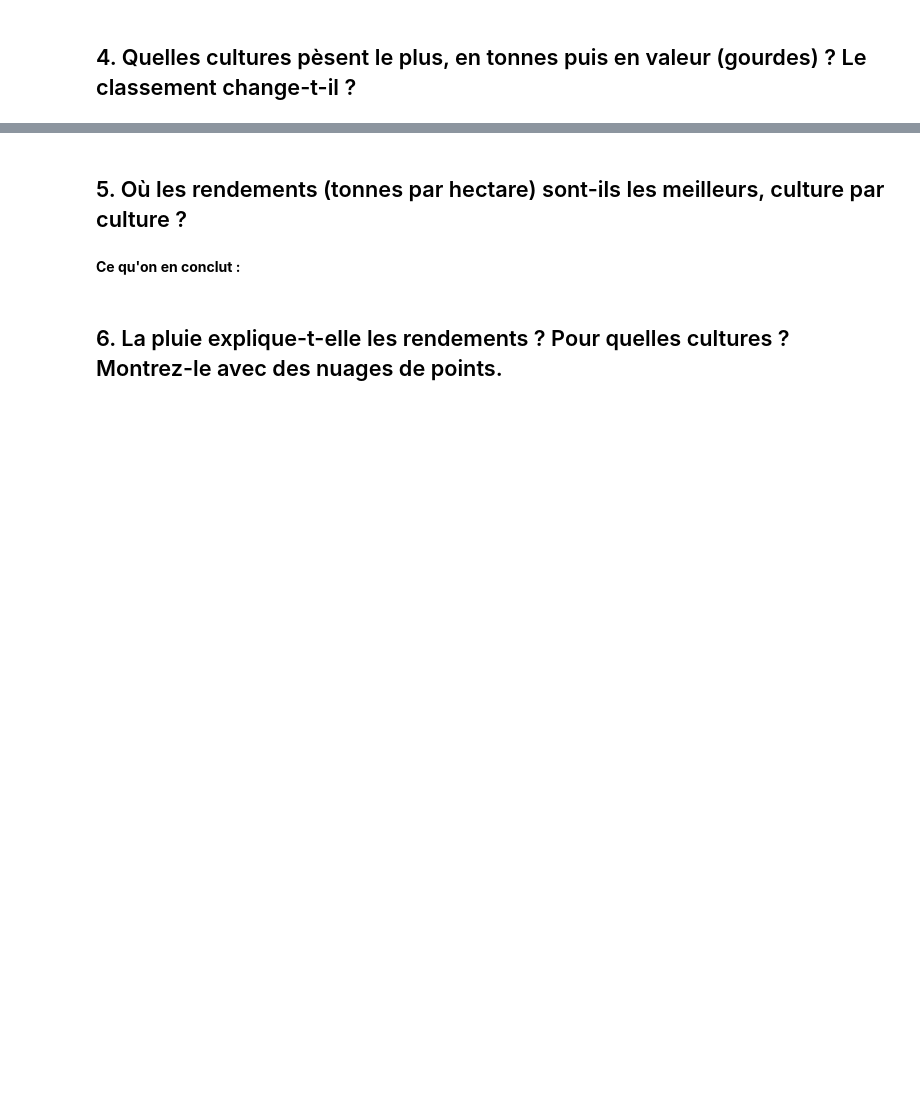
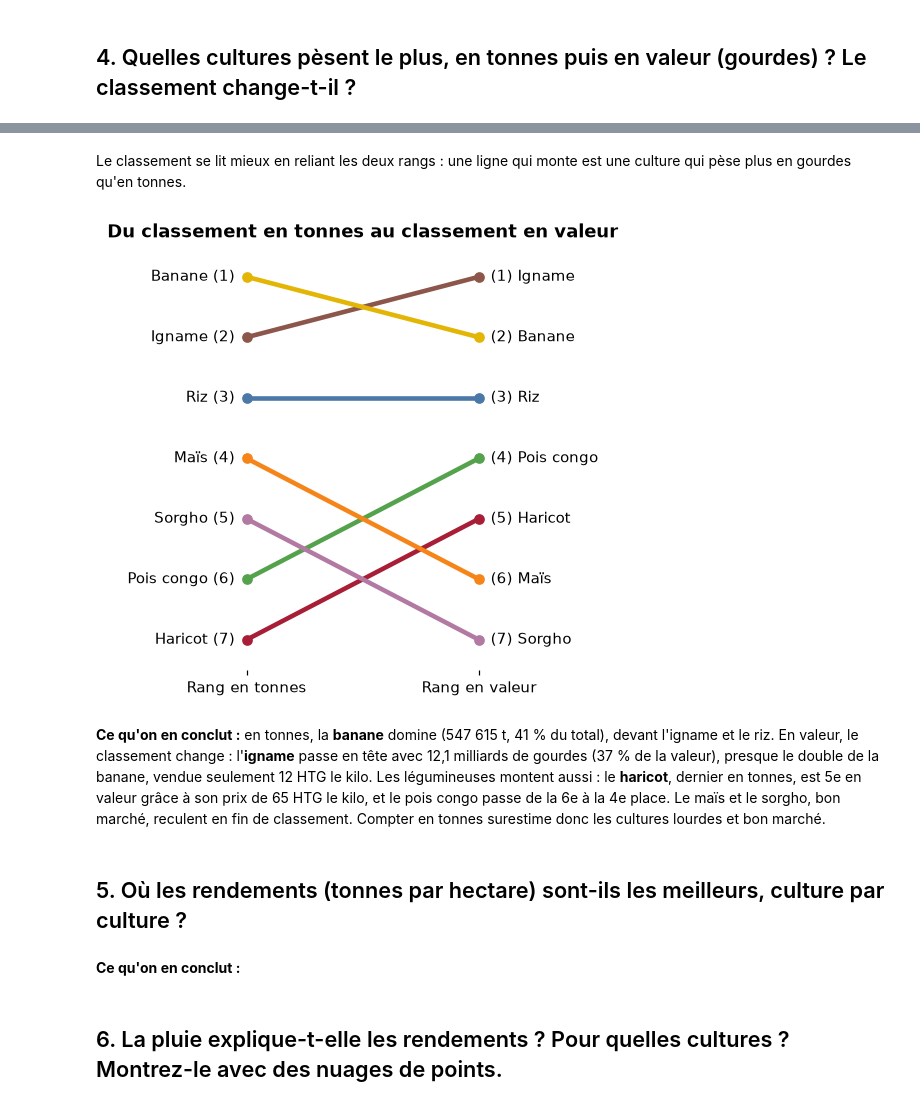
Before and after one commit to josilwilensky8-rgb/projet-data-recoltes, a Jupyter notebook: exploration.ipynb, the cells around one changed output, grey strips where cells are left out. Drawn from its saved outputs; the diff is of its cells as text; code cells hidden in the pictures; blank space fills up the shorter version.

```diff
--- a/exploration.ipynb
+++ b/exploration.ipynb
@@ -275,6 +317,25 @@ Enregistré : (376, 16)
+# %% [markdown]
+Le classement se lit mieux en reliant les deux rangs : une ligne qui monte est une culture qui pèse plus en gourdes qu'en tonnes.
+# %%
+fig, ax = plt.subplots(figsize=(6, 5))
+for culture, ligne in poids.iterrows():
+    ax.plot([0, 1], [ligne["rang_tonnes"], ligne["rang_valeur"]], marker="o", linewidth=3, color=COULEURS[culture])
+    ax.text(-0.05, ligne["rang_tonnes"], f"{culture} ({ligne['rang_tonnes']:.0f})", ha="right", va="center")
+    ax.text(1.05, ligne["rang_valeur"], f"({ligne['rang_valeur']:.0f}) {culture}", ha="left", va="center")
+ax.set_xlim(-0.6, 1.6)
+ax.set_ylim(7.5, 0.5)
+ax.set_xticks([0, 1], ["Rang en tonnes", "Rang en valeur"])
+ax.set_yticks([])
+ax.spines[["left", "bottom"]].set_visible(False)
+ax.set_title("Du classement en tonnes au classement en valeur", fontweight="bold")
+plt.show()
+# %% [output]
+[figure, added]
+# %% [markdown]
+**Ce qu'on en conclut :** en tonnes, la **banane** domine (547 615 t, 41 % du total), devant l'igname et le riz. En valeur, le classement change : l'**igname** passe en tête avec 12,1 milliards de gourdes (37 % de la valeur), presque le double de la banane, vendue seulement 12 HTG le kilo. Les légumineuses montent aussi : le **haricot**, dernier en tonnes, est 5e en valeur grâce à son prix de 65 HTG le kilo, et le pois congo passe de la 6e à la 4e place. Le maïs et le sorgho, bon marché, reculent en fin de classement. Compter en tonnes surestime donc les cultures lourdes et bon marché.
 # %% [markdown]
 ## 5. Où les rendements (tonnes par hectare) sont-ils les meilleurs, culture par culture ?
-# %% [markdown]
-**Ce qu'on en conclut :**
+# %% [markdown]
+**Ce qu'on en conclut :**
 # %% [markdown]
 ## 6. La pluie explique-t-elle les rendements ? Pour quelles cultures ? Montrez-le avec des nuages de points.
```
Also changed, not shown: parts of 9 cells of this notebook.
